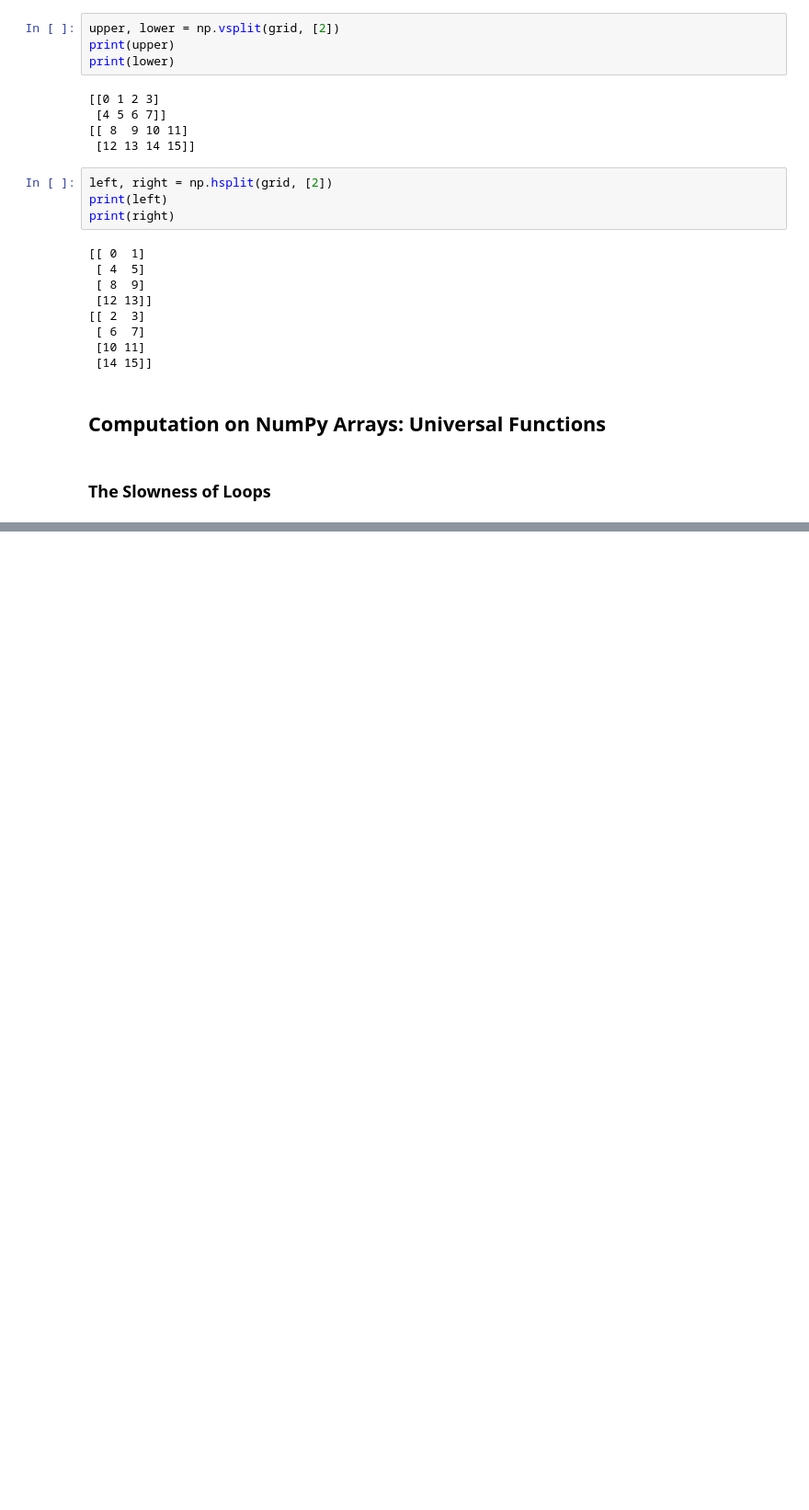
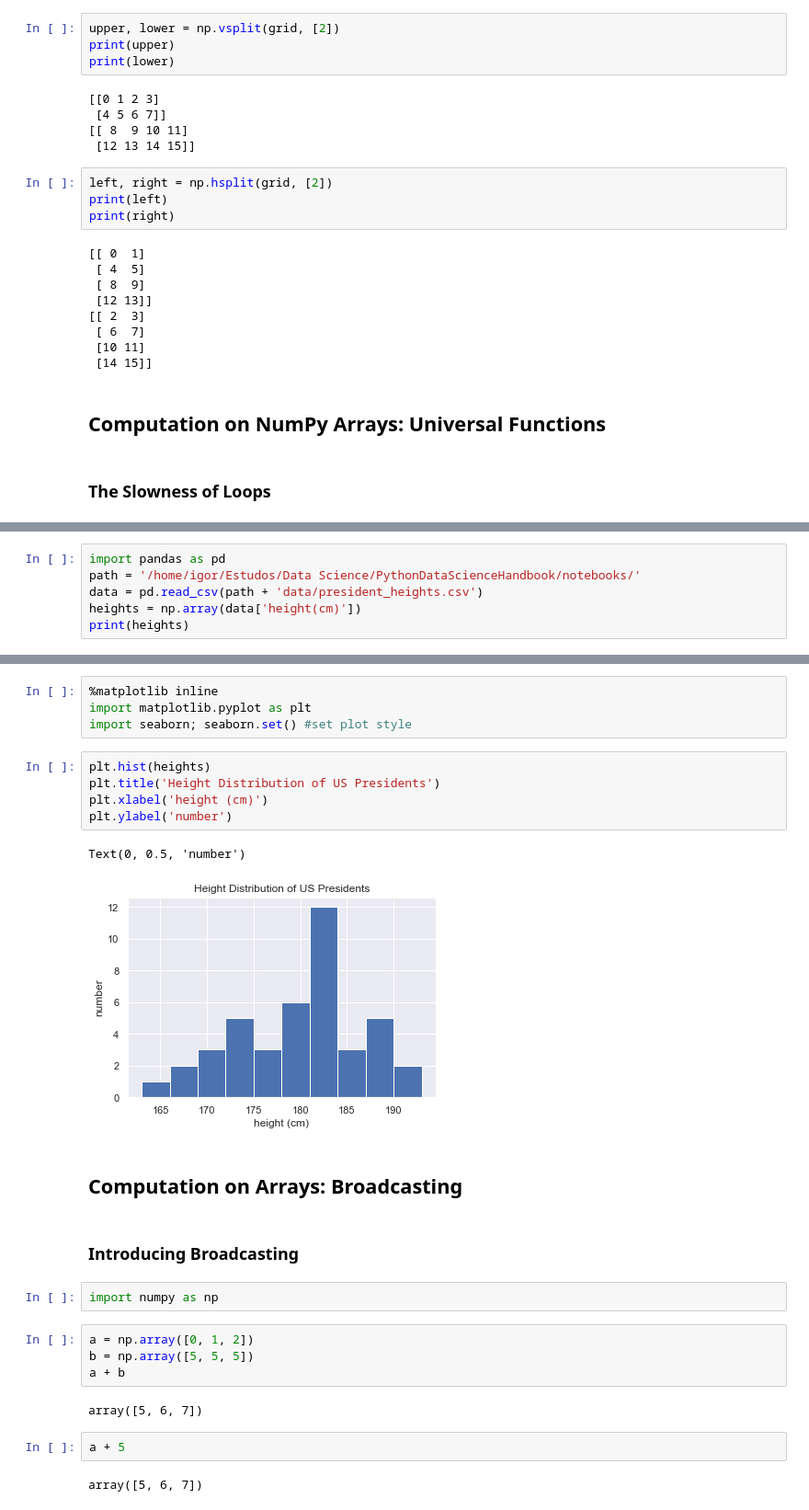
Before and after one commit to ivtavares/PythonDataScienceHandbook, a Jupyter notebook: Chapter 1/02 - Introduction to NumPy.ipynb, the cells around one changed output, grey strips where cells are left out. Shown: that part at 92% size. Drawn from its saved outputs; the diff is of its cells as text; blank space fills up the shorter version.

```diff
--- a/Chapter 1/02 - Introduction to NumPy.ipynb
+++ b/Chapter 1/02 - Introduction to NumPy.ipynb
@@ -480,0 +779,6 @@ print(right)
+# %%
+import pandas as pd
+path = '/home/igor/Estudos/Data Science/PythonDataScienceHandbook/notebooks/'
+data = pd.read_csv(path + 'data/president_heights.csv')
+heights = np.array(data['height(cm)'])
+print(heights)
@@ -480,0 +807,28 @@ print(right)
+# %%
+%matplotlib inline
+import matplotlib.pyplot as plt
+import seaborn; seaborn.set() #set plot style
+# %%
+plt.hist(heights)
+plt.title('Height Distribution of US Presidents')
+plt.xlabel('height (cm)')
+plt.ylabel('number')
+# %% [output]
+Text(0, 0.5, 'number')
+[figure, added]
+# %% [markdown]
+## Computation on Arrays: Broadcasting
+# %% [markdown]
+### Introducing Broadcasting
+# %%
+import numpy as np
+# %%
+a = np.array([0, 1, 2])
+b = np.array([5, 5, 5])
+a + b
+# %% [output]
+array([5, 6, 7])
+# %%
+a + 5
+# %% [output]
+array([5, 6, 7])
```
Also changed, not shown: parts of 80 cells of this notebook.
